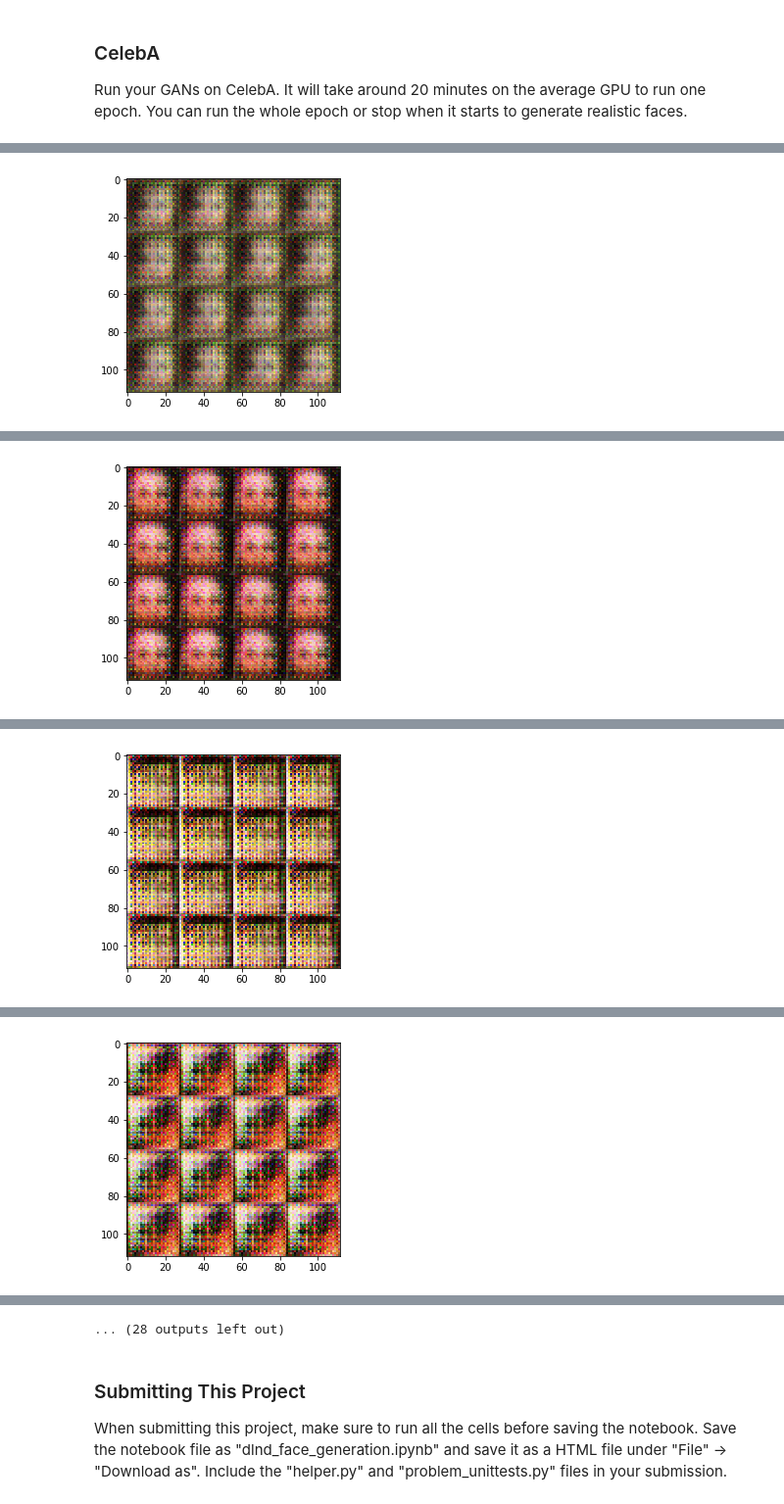
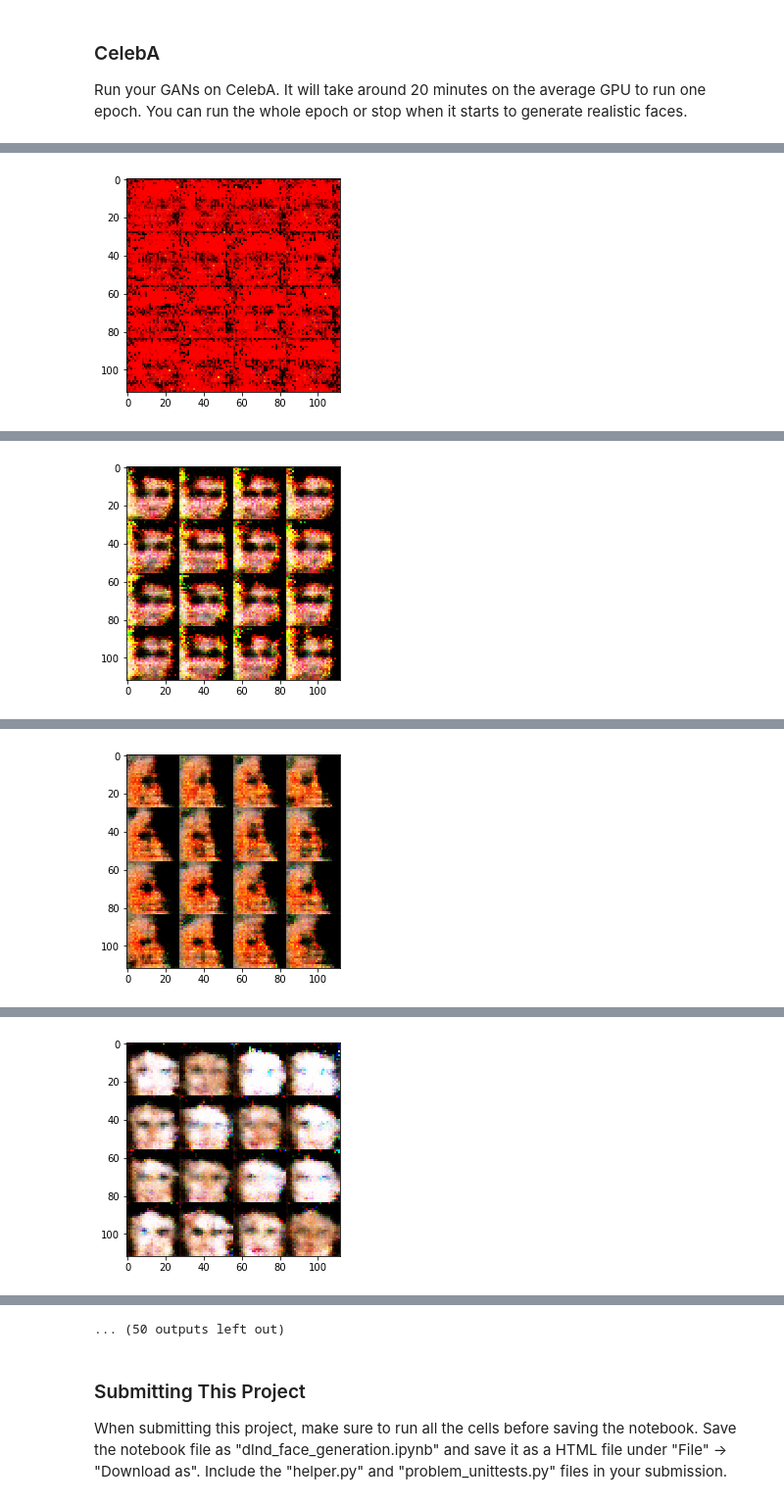
Before and after one commit to rickbarraza/udacity_deeplearning, a Jupyter notebook: project05/dlnd_face_generation.ipynb, the cells around one changed output, grey strips where cells are left out. Shown at 98% size. Cells and saved outputs as stored; diff of their text form; code cells hidden in the pictures.

```diff
--- a/project05/dlnd_face_generation.ipynb
+++ b/project05/dlnd_face_generation.ipynb
@@ -172,7 +183,7 @@ Tests Passed
 ### Generator
 Implement `generator` to generate an image using `z`. This function should be able to reuse the variables in the neural network.  Use [`tf.variable_scope`](https://www.tensorflow.org/api_docs/python/tf/variable_scope) with a scope name of "generator" to allow the variables to be reused. The function should return the generated 28 x 28 x `out_channel_dim` images.
 # %%
-def generator(z, out_channel_dim, is_train=True, alpha=0.2):
+def generator(z, out_channel_dim, is_train=True, alpha=0.2, keep_prob=0.5):
     """
     Create the generator network
     :param z: Input z
@@ -182,28 +193,40 @@ def generator(z, out_channel_dim, is_train=True, alpha=0.2):
     """
     # TODO: Implement Function
 
-    # print("OCD:", out_channel_dim)
-    # print("is_train:", is_train)
+    is_reuse = not is_train
 
-    # This caught me at first, but makes sense...
-    is_reuse = not is_train
+    xav_init = tf.contrib.layers.xavier_initializer_conv2d()
 
     with tf.variable_scope('generator', reuse=is_reuse):
 
-        output = tf.layers.dense(z, 4*4*512)
+        output = tf.layers.dense(z, 4*4*512, kernel_initializer=tf.contrib.layers.xavier_initializer() )
         output = tf.reshape(output, (-1, 4, 4, 512))
         output = tf.layers.batch_normalization(output, training=is_train)
         output = tf.maximum(alpha * output, output)
+        output = tf.nn.dropout(output, keep_prob=keep_prob)
 
-        output = tf.layers.conv2d_transpose(output, 256, 4, strides=1, padding="valid")
+        output = tf.layers.conv2d_transpose(output, 256, 4, strides=1, padding="valid", kernel_initializer=xav_init)
         output = tf.layers.batch_normalization(output, training=is_train)
         output = tf.maximum(alpha * output, output)
+        output = tf.nn.dropout(output, keep_prob=keep_prob)
 
-        output = tf.layers.conv2d_transpose(output, 128, 4, strides=2, padding="same")
+        output = tf.layers.conv2d_transpose(output, 128, 4, strides=2, padding="same", kernel_initializer=xav_init)
         output = tf.layers.batch_normalization(output, training=is_train)
         output = tf.maximum(alpha * output, output)
+        output = tf.nn.dropout(output, keep_prob=keep_prob)
 
-        logits = tf.layers.conv2d_transpose(output, out_channel_dim, 4, strides=2, padding="same")
+        output = tf.layers.conv2d_transpose(output, 64, 4, strides=2, padding="same", kernel_initializer=xav_init)
+        output = tf.layers.batch_normalization(output, training=is_train)
+        output = tf.maximum(alpha * output, output)
+        output = tf.nn.dropout(output, keep_prob=keep_prob)
+
+        output = tf.layers.conv2d_transpose(output, 32, 4, strides=1, padding="same", kernel_initializer=xav_init)
+        output = tf.layers.batch_normalization(output, training=is_train)
+        output = tf.maximum(alpha * output, output)
+        output = tf.nn.dropout(output, keep_prob=keep_prob)
+
+
+        logits = tf.layers.conv2d_transpose(output, out_channel_dim, 4, strides=1, padding="same", kernel_initializer=xav_init)
         output = tf.tanh(logits)
 
     return output
@@ -237,7 +260,7 @@ def model_loss(input_real, input_z, out_channel_dim):
 
     d_loss_real = tf.reduce_mean(
         tf.nn.sigmoid_cross_entropy_with_logits(
-            logits=d_logits_real, labels=tf.ones_like(d_model_real)
+            logits=d_logits_real, labels=tf.ones_like(d_model_real)*0.9
         ))
 
     d_loss_fake = tf.reduce_mean(
@@ -361,9 +382,14 @@ def train(epoch_count, batch_size, z_dim, learning_rate, beta1, get_batches, dat
             for batch_images in get_batches(batch_size):
 
                 steps += 1
+
+                # rescale to -1 to 1
+                batch_images *= 2
+
                 batch_z = np.random.uniform(-1, 1, size=(batch_size, z_dim))
 
                 _ = sess.run(d_opt, feed_dict={inputs_real:batch_images, inputs_z:batch_z, learn_r:learning_rate})
+                _ = sess.run(g_opt, feed_dict={inputs_real:batch_images, inputs_z:batch_z, learn_r:learning_rate})
                 _ = sess.run(g_opt, feed_dict={inputs_real:batch_images, inputs_z:batch_z, learn_r:learning_rate})
 
                 if steps % 100 == 0:
@@ -412,10 +438,10 @@ Epoch 1/2... Discriminator Loss: 0.0978... Generator Loss: 3.0941
 ### CelebA
 Run your GANs on CelebA.  It will take around 20 minutes on the average GPU to run one epoch.  You can run the whole epoch or stop when it starts to generate realistic faces.
 # %%
-batch_size = 100
-z_dim = 125
+batch_size = 64
+z_dim = 100
 learning_rate = 0.0002
-beta1 = 0.3
+beta1 = 0.5
 
 """
 DON'T MODIFY ANYTHING IN THIS CELL THAT IS BELOW THIS LINE
@@ -431 +457 @@ Epoch 1/1... Discriminator Loss: 0.4354... Generator Loss: 3.3578
-[figure, old version]
+[figure, new version]
@@ -433 +459 @@ Epoch 1/1... Discriminator Loss: 0.2498... Generator Loss: 1.9850
-[figure, old version]
+[figure, new version]
@@ -435 +461 @@ Epoch 1/1... Discriminator Loss: 0.2209... Generator Loss: 2.0755
-[figure, old version]
+[figure, new version]
@@ -437 +463 @@ Epoch 1/1... Discriminator Loss: 0.0587... Generator Loss: 3.4737
-[figure, old version]
+[figure, new version]
@@ -442,4 +468,4 @@ Epoch 1/1... Discriminator Loss: 0.7211... Generator Loss: 2.2152
-... (28 outputs left out)
+... (50 outputs left out)
 # %% [markdown]
 ### Submitting This Project
 When submitting this project, make sure to run all the cells before saving the notebook. Save the notebook file as "dlnd_face_generation.ipynb" and save it as a HTML file under "File" -> "Download as". Include the "helper.py" and "problem_unittests.py" files in your submission.
```
Also changed, not shown: parts of 5 cells of this notebook, 1 other file.
